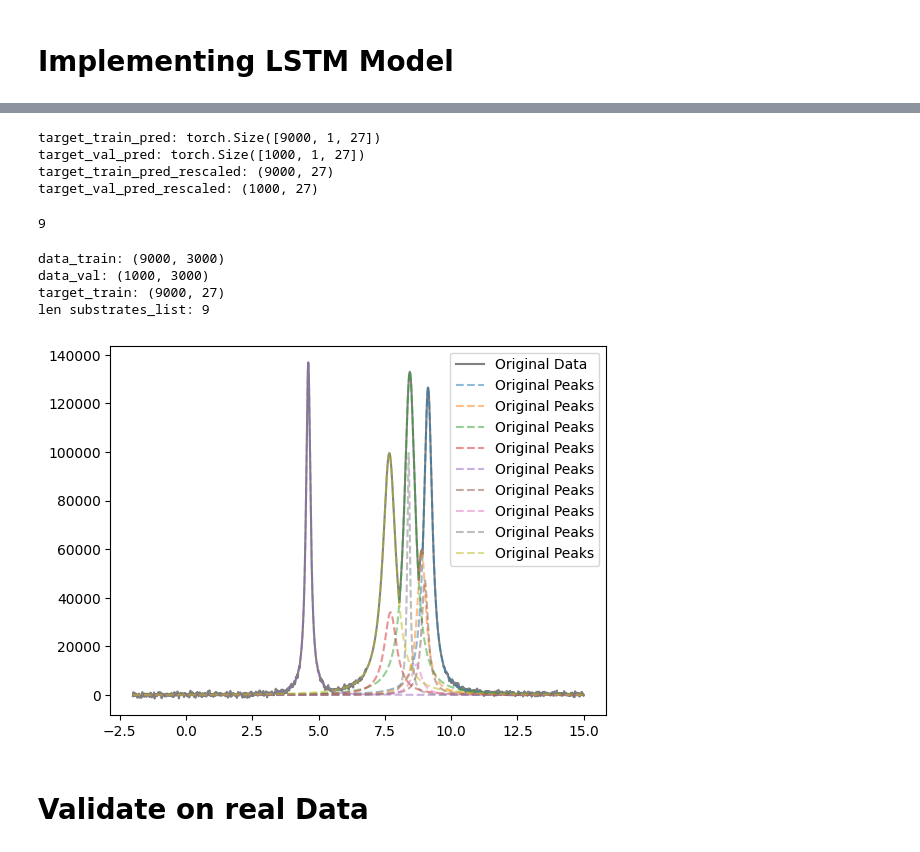
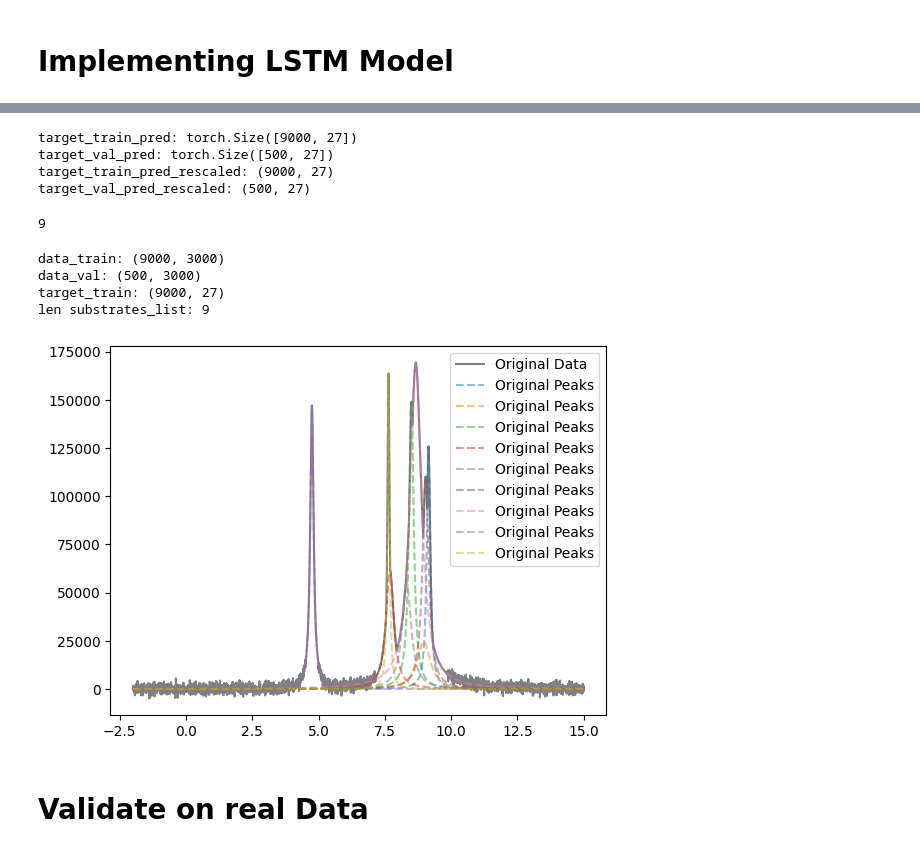
Before and after one commit to RATFIVE/MoinCC-AI4metabolomics, a Jupyter notebook: 03_DeepLearning/ImplementingNeuralNetwork.ipynb, the cells around one changed output, grey strips where cells are left out. Saved outputs shown, nothing was run; the diff lists cells and outputs as text; code cells hidden in the pictures.

```diff
--- a/03_DeepLearning/ImplementingNeuralNetwork.ipynb
+++ b/03_DeepLearning/ImplementingNeuralNetwork.ipynb
@@ -225,15 +229,16 @@ def fill_df(df):
     step = np.mean(x_diff)
 
     # Take sample range for the noise
-    x_range_lower = 2
-    x_range_upper = 50
+    x_range_lower = 50
+    x_range_upper = 70
 
     # get sample data of the noise
     x_sample = x[x_range_lower:x_range_upper]
     y_sample = y[x_range_lower:x_range_upper]
 
     # get the max and min values of the sample data
-    y_min, y_max = y_sample.min(), (abs(y_sample.max()))
+    y_min, y_max = (y_sample.min()), (abs(y_sample.max()))
+    print(y_min, y_max)
 
     # get the min max of the x values
     x_min, x_max = x.min(), x.min()
@@ -444,12 +451,17 @@ device = torch.device("cuda" if torch.cuda.is_available() else "cpu")
 
 
 # Aufteilen der Daten in Trainings- und Testsets
-data_train, data_val, target_train, target_val = train_test_split(data, target,
+data_train, data_tmp, target_train, target_tmp = train_test_split(data, target,
                                                     test_size=0.1,
                                                     shuffle=True,
                                                     random_state=1)
+data_val, data_test, target_val, target_test = train_test_split(data_tmp, target_tmp,
+                                                    test_size=0.5,
+                                                    shuffle=True,
+                                                    random_state=1)
 
-
+# import StandardScaler
+from sklearn.preprocessing import StandardScaler
 
 # Skalieren der Daten
 data_scaler = MinMaxScaler()
@@ -458,17 +470,22 @@ target_scaler = MinMaxScaler()
 # Skalieren von data train und test
 data_train_sc = data_scaler.fit_transform(data_train)
 data_val_sc = data_scaler.transform(data_val)
+data_test_sc = data_scaler.transform(data_test)
 
 # Skalieren von target train und test
 target_train_sc = target_scaler.fit_transform(target_train)
 target_val_sc = target_scaler.transform(target_val)
+target_test_sc = target_scaler.transform(target_test)
 
 
 # Konvertieren in Tensoren
 data_train_tensor = torch.tensor(data_train_sc, dtype=torch.float32)
 data_val_tensor = torch.tensor(data_val_sc, dtype=torch.float32)
+data_test_tensor = torch.tensor(data_test_sc, dtype=torch.float32)
 target_train_tensor = torch.tensor(target_train_sc, dtype=torch.float32)
 target_val_tensor = torch.tensor(target_val_sc, dtype=torch.float32)
+target_test_tensor = torch.tensor(target_test_sc, dtype=torch.float32)
+
 
 
 
@@ -479,8 +496,10 @@ target_val_tensor = torch.tensor(target_val_sc, dtype=torch.float32)
 
 # Überprüfen der Tensoren
 print(f"Data Train Shape: {data_train_tensor.shape}")
-print(f"Data Test Shape: {data_val_tensor.shape}")
+print(f"Data Val Shape: {data_val_tensor.shape}")
+print(f"Data Test Shape: {data_test_tensor.shape}")
 print(f"Target Train Shape: {target_train_tensor.shape}")
-print(f"Target Test Shape: {target_val_tensor.shape}")
+print(f"Target Val Shape: {target_val_tensor.shape}")
+print(f"Target Test Shape: {target_test_tensor.shape}")
 # %% [output]
 Data Train Shape: torch.Size([9000, 3000])
@@ -906,8 +873,8 @@ torch.Size([9000, 1, 3000])
 # %%
 # Vorhersagen und Rückskalierung
 model.to("cpu")
-target_train_pred = predict(model, data_train_tensor)
-target_val_pred = predict(model, data_val_tensor)
+target_train_pred = model.predict(data_train_tensor)
+target_val_pred = model.predict(data_val_tensor)
 
 # Bring all tensors back to the CPU and to numpy
 target_train_pred = target_train_pred.cpu().detach()
@@ -941,10 +908,10 @@ target_val_pred = target_val_pred_rescaled.reshape(target_val_pred_rescaled.shap
 print(f'target_train_pred_rescaled: {target_train_pred.shape}')
 print(f'target_val_pred_rescaled: {target_val_pred.shape}')
 # %% [output]
-target_train_pred: torch.Size([9000, 1, 27])
-target_val_pred: torch.Size([1000, 1, 27])
+target_train_pred: torch.Size([9000, 27])
+target_val_pred: torch.Size([500, 27])
 target_train_pred_rescaled: (9000, 27)
-target_val_pred_rescaled: (1000, 27)
+target_val_pred_rescaled: (500, 27)
 # %%
 print(len(substrates_list))
 # %% [output]
@@ -953,11 +920,11 @@ print(len(substrates_list))
 # bring the data back to the cpu
 data_train_tensor = data_train_tensor.to("cpu")
 data_val_tensor = data_val_tensor.to("cpu")
-
+data_test_tensor = data_test_tensor.to("cpu")
 
 target_train_tensor = target_train_tensor.to("cpu")
-
 target_val_tensor = target_val_tensor.to("cpu")
+target_test_tensor = target_test_tensor.to("cpu")
 
 data_train_tensor = data_train_tensor.squeeze(1)
 data_val_tensor = data_val_tensor.squeeze(1)
@@ -969,38 +936,45 @@ target_train = target_scaler.inverse_transform(target_train_tensor)
 
 print(f'data_train: {data_train.shape}')
 print(f'data_val: {data_val.shape}')
 print(f'target_train: {target_train.shape}')
 
 print(f'len substrates_list: {len(substrates_list)}')
 
 
 x0_parms_train, gamma_parms_train, height_parms_train = np.split(target_train, 3, axis=1)
 x0_parms_val, gamma_parms_val, height_parms_val = np.split(target_val, 3, axis=1)
+x0_parms_test, gamma_parms_test, height_parms_test = np.split(target_test, 3, axis=1)
 
 
 
 
-n = 4
+n = 30
 x = x_data[n]
 # plot the data
 #plt.plot(x, data_train[n, :], '-', label='Original Data')
 # for x0, gamma, height in zip(x0_parms_train[n], gamma_parms_train[n], height_parms_train[n]):
 #     lorentz = lorentzian(x, x0, gamma, height)
 #     plt.plot(x, lorentz, '--', label='Original Peaks', alpha=0.5)
 
-plt.plot(x, data_val[n, :], '-', label='Original Data', color='grey')
-for x0, gamma, height in zip(x0_parms_val[n], gamma_parms_val[n], height_parms_val[n]):
+# plt.plot(x, data_val[n, :], '-', label='Original Data', color='grey')
+# for x0, gamma, height in zip(x0_parms_val[n], gamma_parms_val[n], height_parms_val[n]):
+#     lorentz = lorentzian(x, x0, gamma, height)
+#     plt.plot(x, lorentz, '--', label='Original Peaks', alpha=0.5)
+
+
+plt.plot(x, data_test[n, :], '-', label='Original Data', color='grey')
+for x0, gamma, height in zip(x0_parms_test[n], gamma_parms_test[n], height_parms_test[n]):
     lorentz = lorentzian(x, x0, gamma, height)
     plt.plot(x, lorentz, '--', label='Original Peaks', alpha=0.5)
 
 plt.legend()
 plt.show()
 # %% [output]
 data_train: (9000, 3000)
-data_val: (1000, 3000)
+data_val: (500, 3000)
 target_train: (9000, 27)
 len substrates_list: 9
-[figure, old version]
+[figure, new version]
 # %% [markdown]
 # Validate on real Data
 # %%
```
Also changed, not shown: parts of 21 cells of this notebook.
